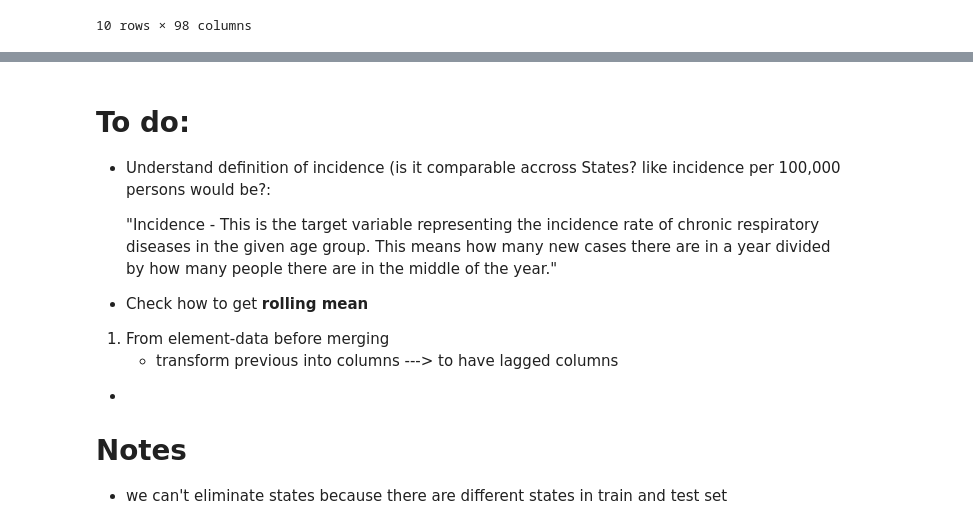
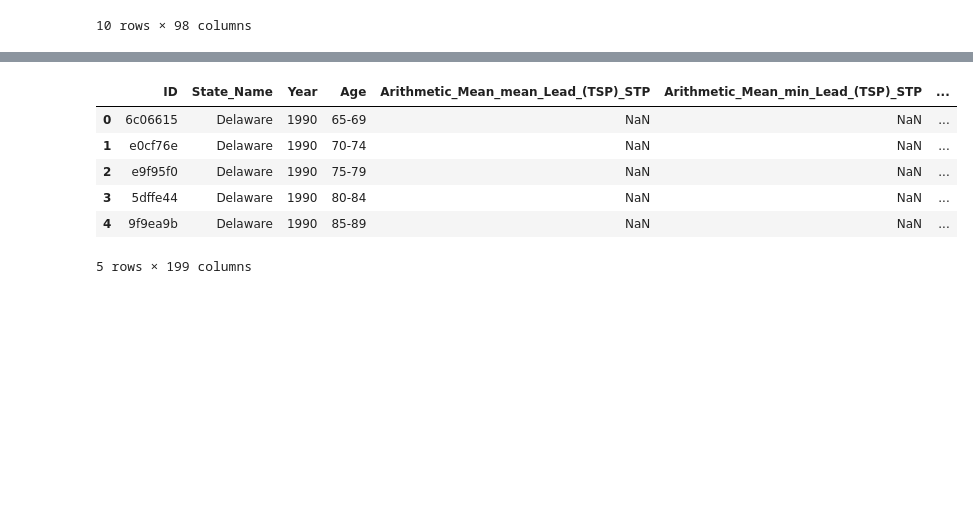
Before and after one commit to AlanAndrews/Air_toxicity, a Jupyter notebook: Adriana/1_Data preparation.ipynb, the cells around one changed output, grey strips where cells are left out. Saved outputs shown, nothing was run; the diff lists cells and outputs as text; code cells hidden in the pictures; blank space fills up the shorter version.

```diff
--- a/Adriana/1_Data preparation.ipynb
+++ b/Adriana/1_Data preparation.ipynb
@@ -641,3 +663,7 @@ train_complete.drop(columns=['State_Name__', 'year_mean_'], inplace = True)
 train_complete.shape
 # %% [output]
 (4500, 56)
+# %%
+test_complete = test_complete.merge(haps_trans, how='left', left_on=['State_Name','Year'], right_on=['State_Name__','year_mean_'] )
+test_complete.drop(columns=['State_Name__', 'year_mean_'], inplace = True)
+test_complete.shape
@@ -783,0 +812,4 @@ train_complete.shape
+# %%
+test_complete = test_complete.merge(nono_trans, how='left', left_on=['State_Name','Year'], right_on=['State_Name__','year_mean_'] )
+test_complete.drop(columns=['State_Name__', 'year_mean_'], inplace = True)
+test_complete.shape
@@ -922,0 +966,4 @@ train_complete.shape
+# %%
+test_complete = test_complete.merge(vocs_trans, how='left', left_on=['State_Name','Year'], right_on=['State_Name__','year_mean_'] )
+test_complete.drop(columns=['State_Name__', 'year_mean_'], inplace = True)
+test_complete.shape
@@ -933 +982,11 @@ train_complete.head(5)
+# %%
+test_complete.head()
+# %% [output]
+|  | ID | State_Name | Year | Age | Arithmetic_Mean_mean_Lead_(TSP)_STP | Arithmetic_Mean_min_Lead_(TSP)_STP | ... |
+| 0 | 6c06615 | Delaware | 1990 | 65-69 | NaN | NaN | ... |
+| 1 | e0cf76e | Delaware | 1990 | 70-74 | NaN | NaN | ... |
+| 2 | e9f95f0 | Delaware | 1990 | 75-79 | NaN | NaN | ... |
+| 3 | 5dffe44 | Delaware | 1990 | 80-84 | NaN | NaN | ... |
+| 4 | 9f9ea9b | Delaware | 1990 | 85-89 | NaN | NaN | ... |
+5 rows × 199 columns
 # %%
@@ -935,18 +993,0 @@ train_complete.to_csv('train_complete.csv', sep=',', index = False)
-# %% [markdown]
-#  To do:
-
-
-- Understand definition of incidence (is it comparable accross States? like incidence per 100,000 persons would be?:
-
-    "Incidence - This is the target variable representing the incidence rate of chronic respiratory diseases in the given age group. This means how many new cases there are in a year divided by how many people there are in the middle of the year."
-
-
-- Check how to get **rolling mean**
-
-1. From element-data before merging
-    - transform previous into columns ---> to have lagged columns
--
-
-# Notes
-
-- we can't eliminate states because there are different states in train and test set
```
Also changed, not shown: parts of 22 cells of this notebook, 6 other files.
